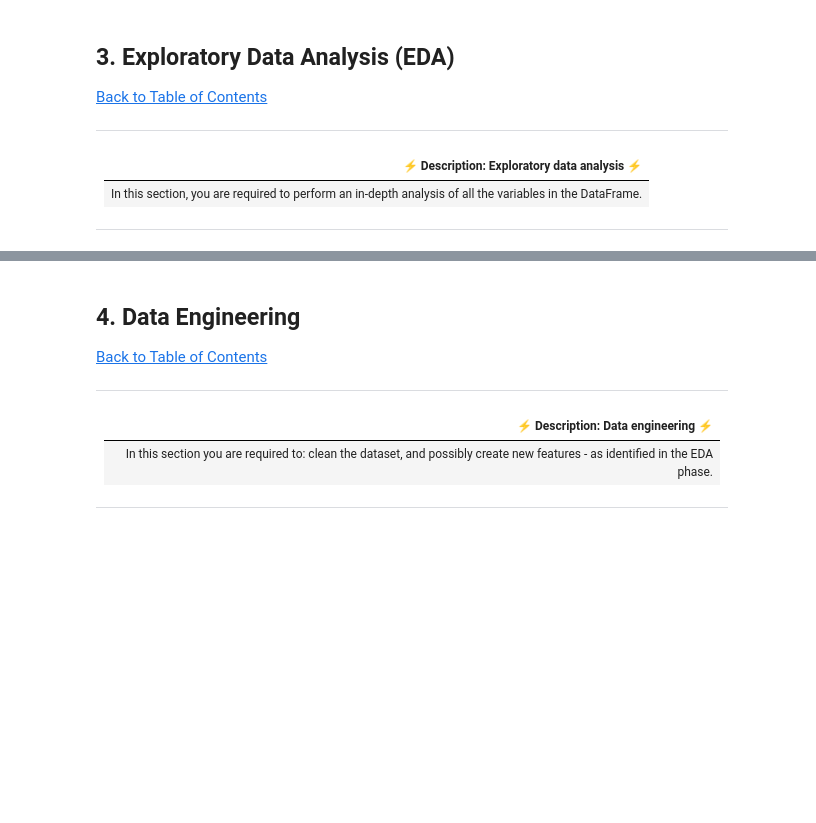
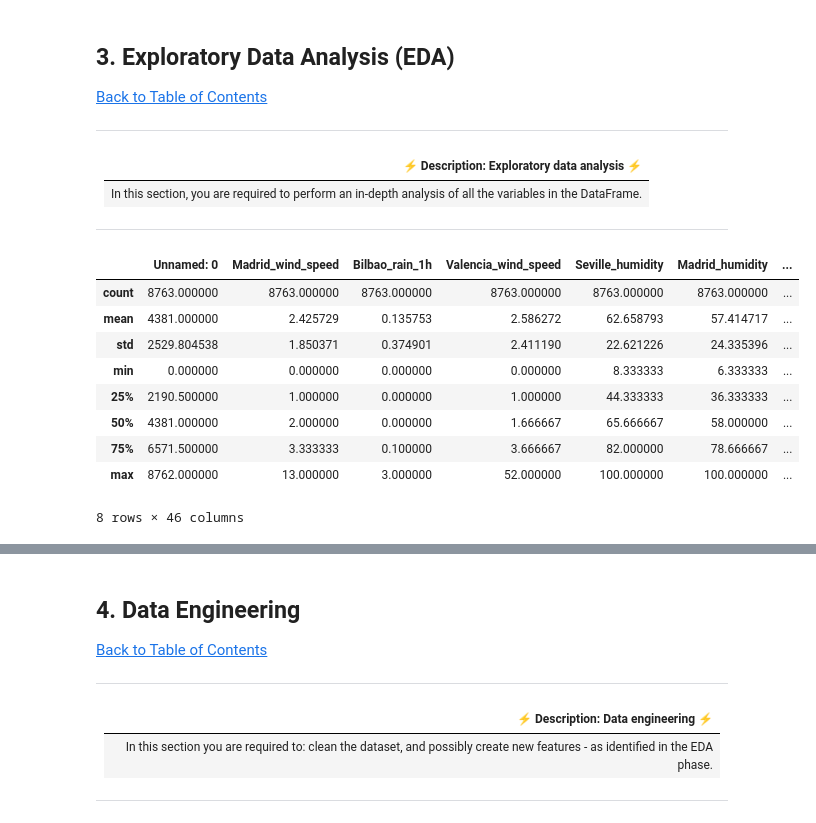
Before and after one commit to Fabian-B-explore/SpainRainModel, a Jupyter notebook: starter-notebook.ipynb, the cells around one changed output, grey strips where cells are left out. Drawn from its saved outputs; the diff is of its cells as text; code cells hidden in the pictures; blank space fills up the shorter version.

```diff
--- a/starter-notebook.ipynb
+++ b/starter-notebook.ipynb
@@ -96,3 +102,15 @@ df = # load the data
 ---
 # %%
 # look at data statistics
+df_train.describe()
+# %% [output]
+|  | Unnamed: 0 | Madrid_wind_speed | Bilbao_rain_1h | Valencia_wind_speed | Seville_humidity | Madrid_humidity | ... |
+| count | 8763.000000 | 8763.000000 | 8763.000000 | 8763.000000 | 8763.000000 | 8763.000000 | ... |
+| mean | 4381.000000 | 2.425729 | 0.135753 | 2.586272 | 62.658793 | 57.414717 | ... |
+| std | 2529.804538 | 1.850371 | 0.374901 | 2.411190 | 22.621226 | 24.335396 | ... |
+| min | 0.000000 | 0.000000 | 0.000000 | 0.000000 | 8.333333 | 6.333333 | ... |
+| 25% | 2190.500000 | 1.000000 | 0.000000 | 1.000000 | 44.333333 | 36.333333 | ... |
+| 50% | 4381.000000 | 2.000000 | 0.000000 | 1.666667 | 65.666667 | 58.000000 | ... |
+| 75% | 6571.500000 | 3.333333 | 0.100000 | 3.666667 | 82.000000 | 78.666667 | ... |
+| max | 8762.000000 | 13.000000 | 3.000000 | 52.000000 | 100.000000 | 100.000000 | ... |
+8 rows × 46 columns
```
Also changed, not shown: parts of 32 cells of this notebook, 1 other file.
